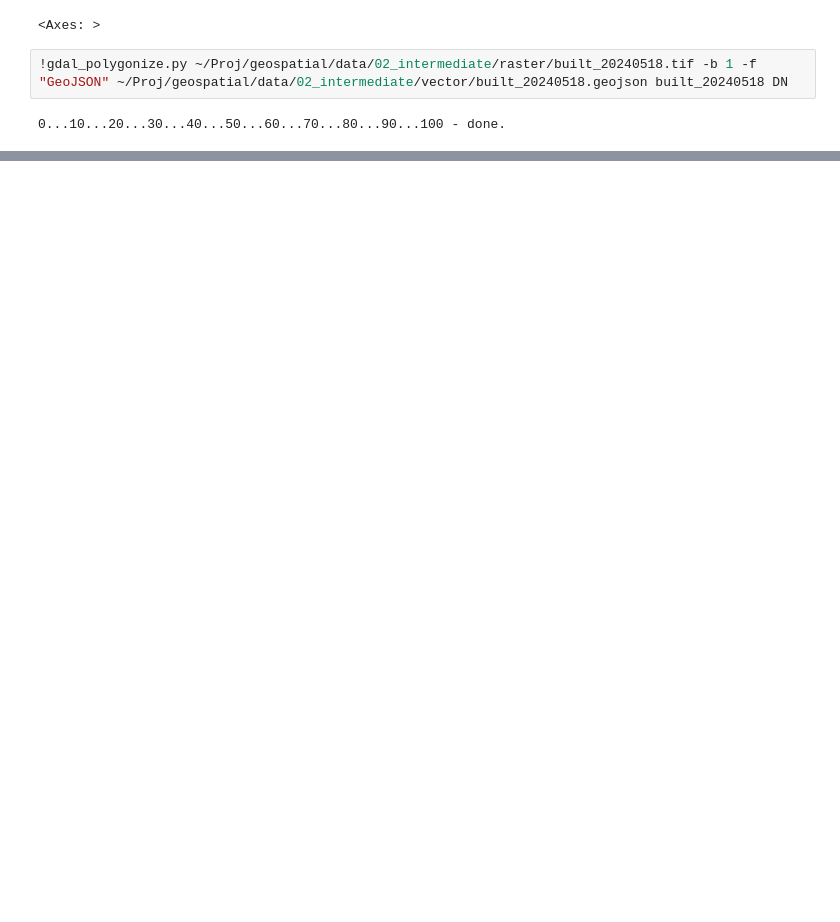
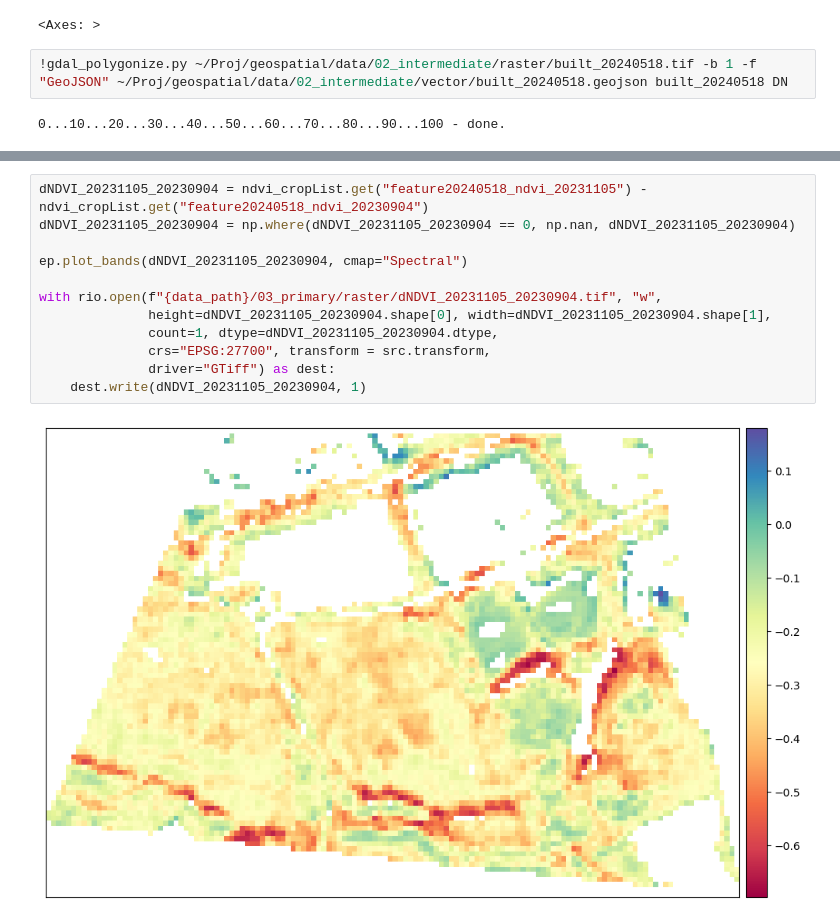
Before and after one commit to chrischank/geospatial, a Jupyter notebook: notebooks/Spectral_ChangeDetection.ipynb, the cells around one changed output, grey strips where cells are left out. Drawn from its saved outputs; the diff is of its cells as text; blank space fills up the shorter version.

```diff
--- a/notebooks/Spectral_ChangeDetection.ipynb
+++ b/notebooks/Spectral_ChangeDetection.ipynb
@@ -173,0 +281,14 @@ features_20240518.explore("value", tiles="OpenStreetMap", legend=True)
+# %%
+dNDVI_20231105_20230904 = ndvi_cropList.get("feature20240518_ndvi_20231105") - ndvi_cropList.get("feature20240518_ndvi_20230904")
+dNDVI_20231105_20230904 = np.where(dNDVI_20231105_20230904 == 0, np.nan, dNDVI_20231105_20230904)
+
+ep.plot_bands(dNDVI_20231105_20230904, cmap="Spectral")
+
+with rio.open(f"{data_path}/03_primary/raster/dNDVI_20231105_20230904.tif", "w",
+              height=dNDVI_20231105_20230904.shape[0], width=dNDVI_20231105_20230904.shape[1],
+              count=1, dtype=dNDVI_20231105_20230904.dtype,
+              crs="EPSG:27700", transform = src.transform,
+              driver="GTiff") as dest:
+    dest.write(dNDVI_20231105_20230904, 1)
+# %% [output]
+[figure, added]
```
Also changed, not shown: parts of 7 cells of this notebook.
